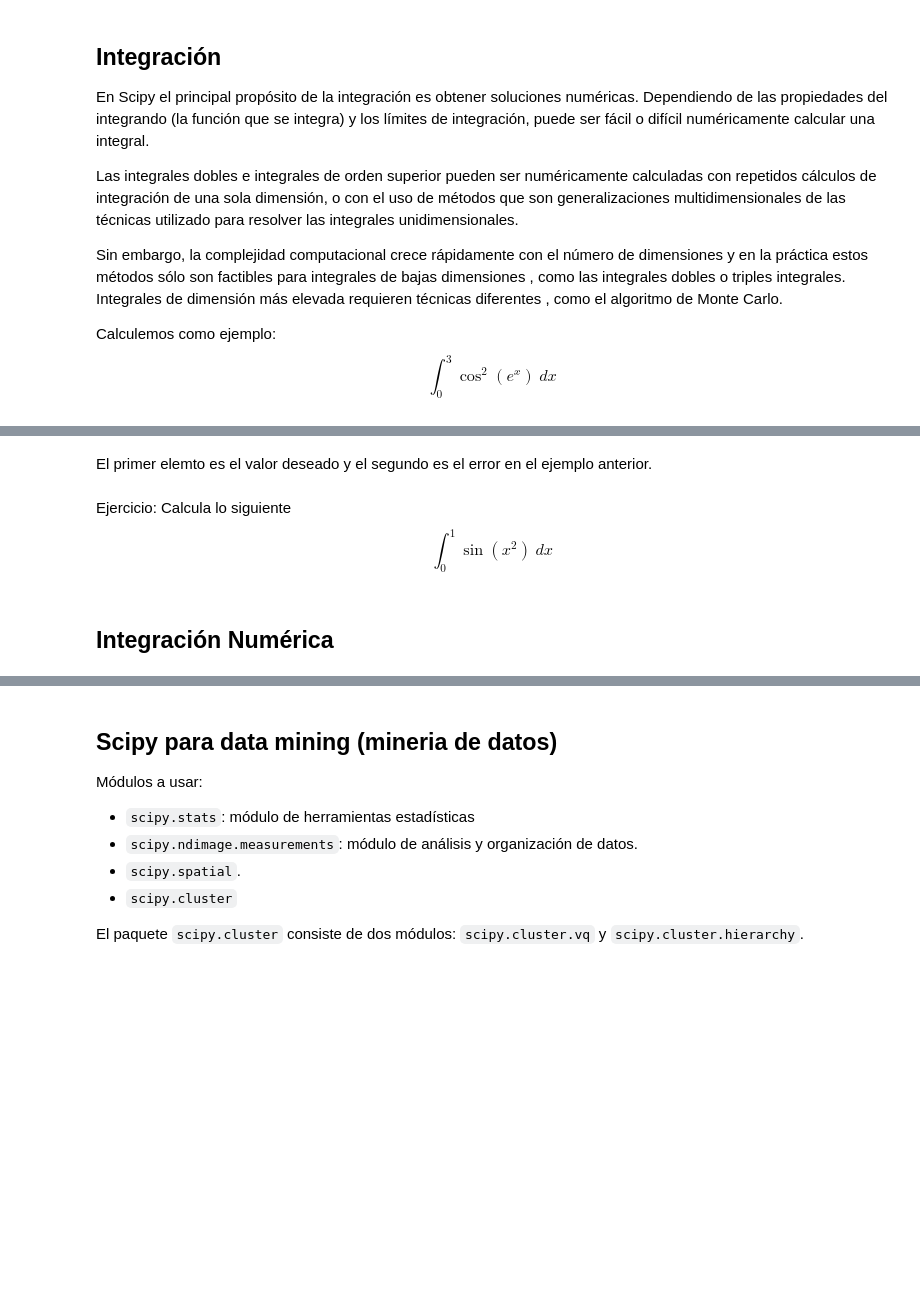
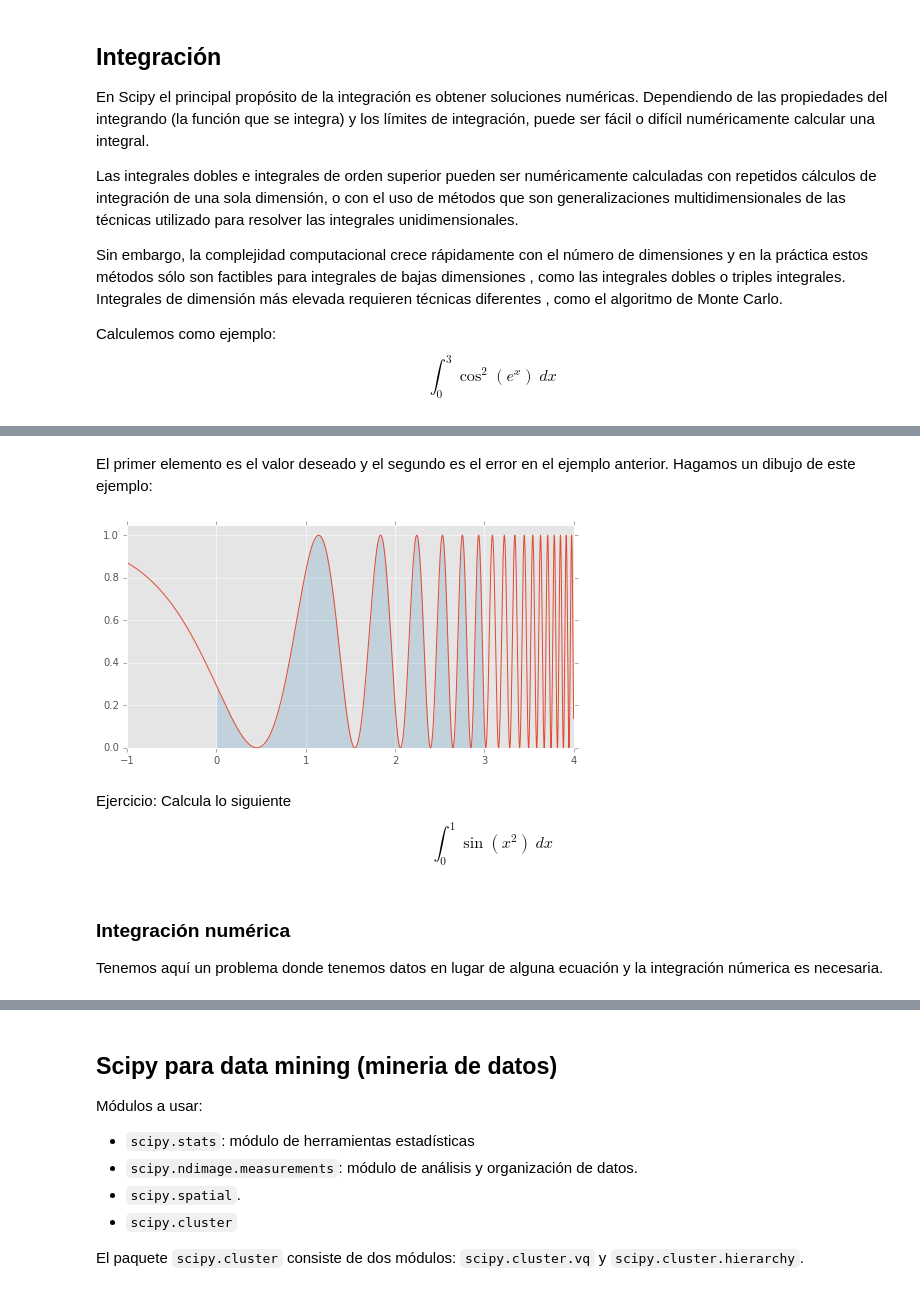
Before and after one commit to geckolml/M-L, a Jupyter notebook: numpy-scipy/Notas-scipy.ipynb, the cells around one changed output, grey strips where cells are left out. Drawn from its saved outputs; the diff is of its cells as text; code cells hidden in the pictures; blank space fills up the shorter version.

```diff
--- a/numpy-scipy/Notas-scipy.ipynb
+++ b/numpy-scipy/Notas-scipy.ipynb
@@ -292,9 +292,26 @@ print(solucion)
 # %% [markdown]
-El primer elemto es el valor deseado y el segundo es el error  en el ejemplo anterior.
+El primer elemento es el valor deseado y el segundo es el error  en el ejemplo anterior.  Hagamos un dibujo de este ejemplo:
+# %%
+# La integral definida (azul) de una función
+
+fig = plt.figure(figsize=(8, 4))
+ax = fig.add_subplot(111)
+x1 = np.linspace(-1, 4, 10000)
+x2 = np.linspace(0, 3, 10000)
+ax.plot(x1, func(x1), label='Funcion')
+ax.fill_between(x2, 0, func(x2), alpha=0.2)
+ax.set_xlim(-1, 4)
+ax.set_ylim(0, 1.05)
+
+plt.show()
+# %% [output]
+[figure, added]
 # %% [markdown]
 Ejercicio: Calcula lo siguiente $$\int_{0}^{1}\sin(x^2)\ dx$$
-# %% [markdown]
-## Integración Numérica
+# %% [markdown]
+###  Integración numérica
+
+Tenemos aquí un problema donde tenemos datos en lugar de alguna ecuación y la integración númerica es necesaria.
 # %%
 import numpy as np
 from scipy.integrate import quad, trapz
```
Also changed, not shown: parts of 15 cells of this notebook.
